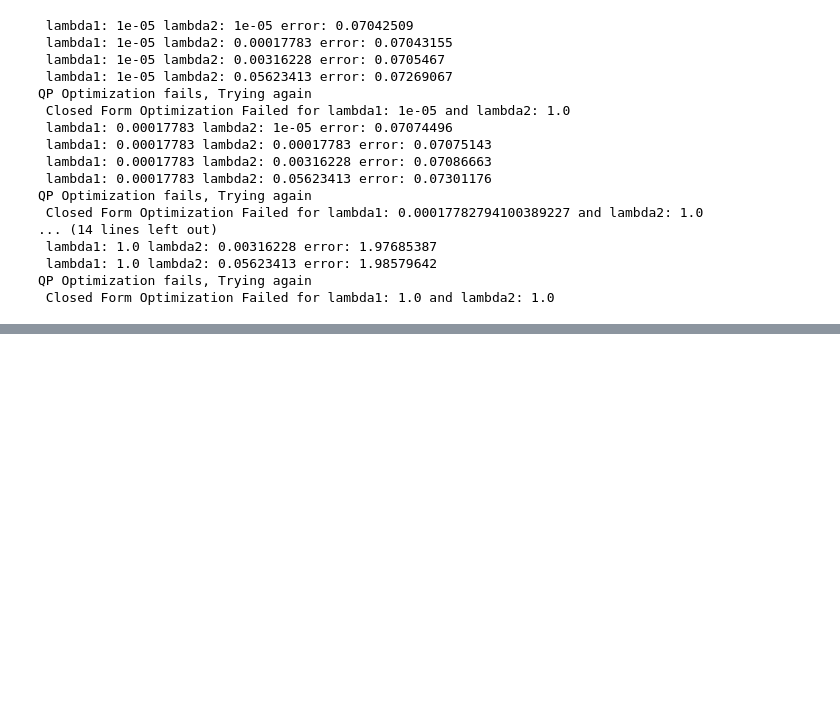
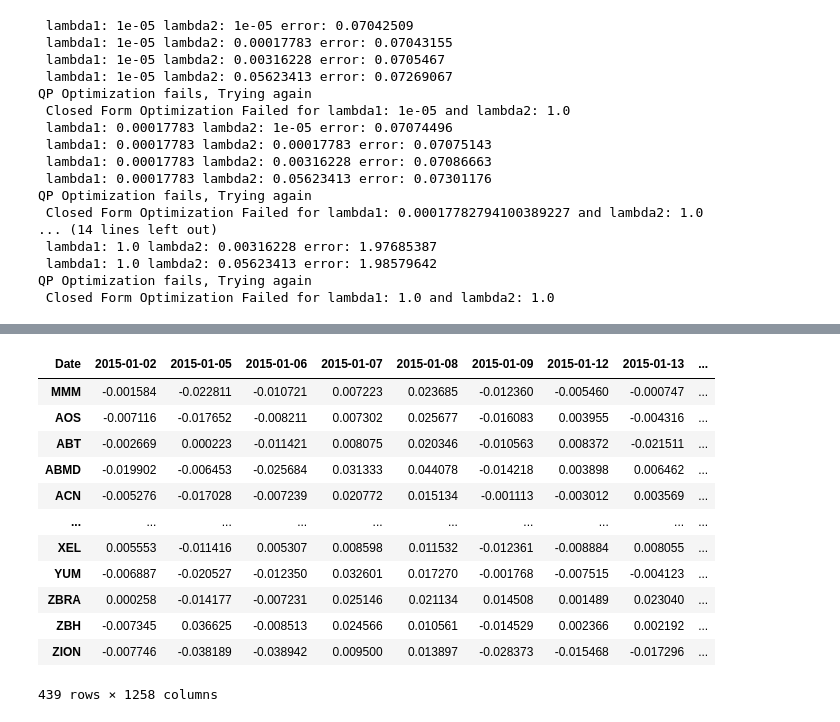
Before and after one commit to jasonbohne123/Split_Bregman_MPT, a Jupyter notebook: Split_Bregman/Alternative_Comparisons.ipynb, the cells around one changed output, grey strips where cells are left out. Saved outputs shown, nothing was run; the diff lists cells and outputs as text; code cells hidden in the pictures; blank space fills up the shorter version.

```diff
--- a/Split_Bregman/Alternative_Comparisons.ipynb
+++ b/Split_Bregman/Alternative_Comparisons.ipynb
@@ -340 +337,17 @@ Text(0, 0.5, 'Weight')
+# %%
+test_data.T/100
+# %% [output]
+| Date | 2015-01-02 | 2015-01-05 | 2015-01-06 | 2015-01-07 | 2015-01-08 | 2015-01-09 | 2015-01-12 | 2015-01-13 | ... |
+| MMM | -0.001584 | -0.022811 | -0.010721 | 0.007223 | 0.023685 | -0.012360 | -0.005460 | -0.000747 | ... |
+| AOS | -0.007116 | -0.017652 | -0.008211 | 0.007302 | 0.025677 | -0.016083 | 0.003955 | -0.004316 | ... |
+| ABT | -0.002669 | 0.000223 | -0.011421 | 0.008075 | 0.020346 | -0.010563 | 0.008372 | -0.021511 | ... |
+| ABMD | -0.019902 | -0.006453 | -0.025684 | 0.031333 | 0.044078 | -0.014218 | 0.003898 | 0.006462 | ... |
+| ACN | -0.005276 | -0.017028 | -0.007239 | 0.020772 | 0.015134 | -0.001113 | -0.003012 | 0.003569 | ... |
+| ... | ... | ... | ... | ... | ... | ... | ... | ... | ... |
+| XEL | 0.005553 | -0.011416 | 0.005307 | 0.008598 | 0.011532 | -0.012361 | -0.008884 | 0.008055 | ... |
+| YUM | -0.006887 | -0.020527 | -0.012350 | 0.032601 | 0.017270 | -0.001768 | -0.007515 | -0.004123 | ... |
+| ZBRA | 0.000258 | -0.014177 | -0.007231 | 0.025146 | 0.021134 | 0.014508 | 0.001489 | 0.023040 | ... |
+| ZBH | -0.007345 | 0.036625 | -0.008513 | 0.024566 | 0.010561 | -0.014529 | 0.002366 | 0.002192 | ... |
+| ZION | -0.007746 | -0.038189 | -0.038942 | 0.009500 | 0.013897 | -0.028373 | -0.015468 | -0.017296 | ... |
+439 rows × 1258 columns
 # %%
```
Also changed, not shown: parts of 16 cells of this notebook, 2 other files.
